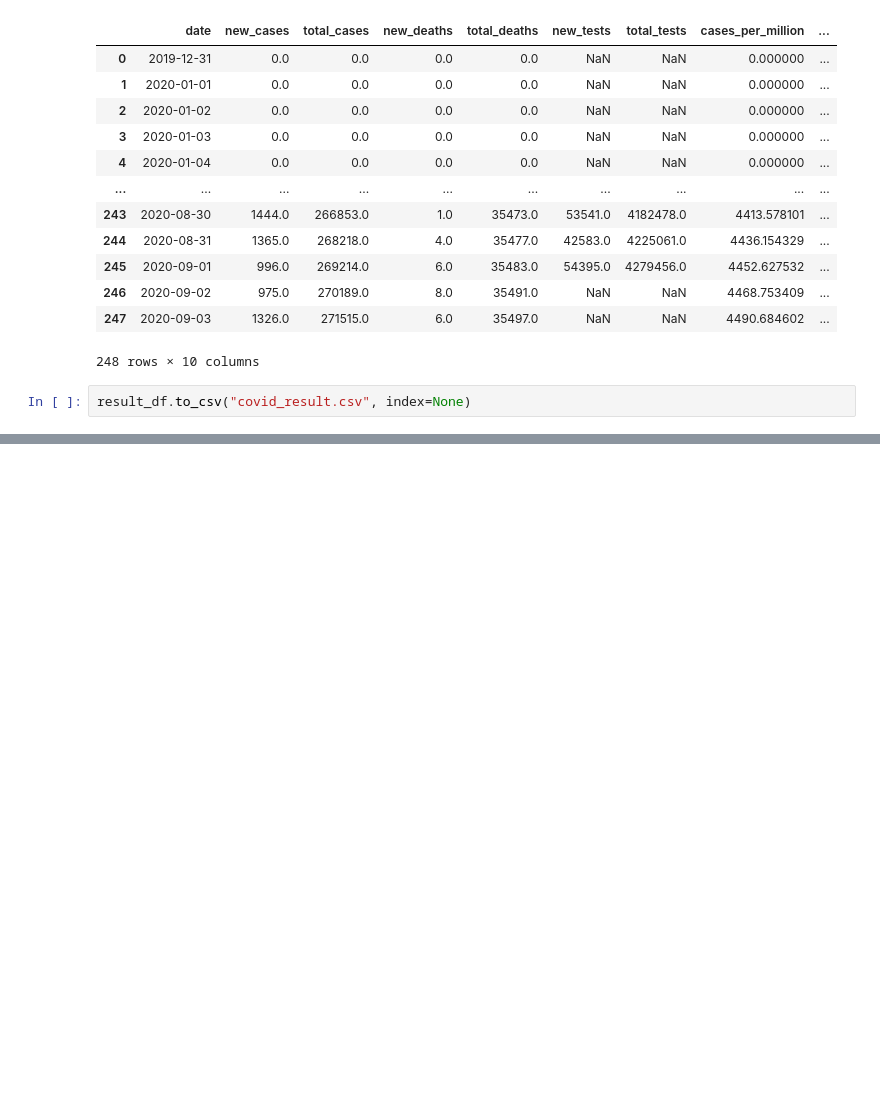
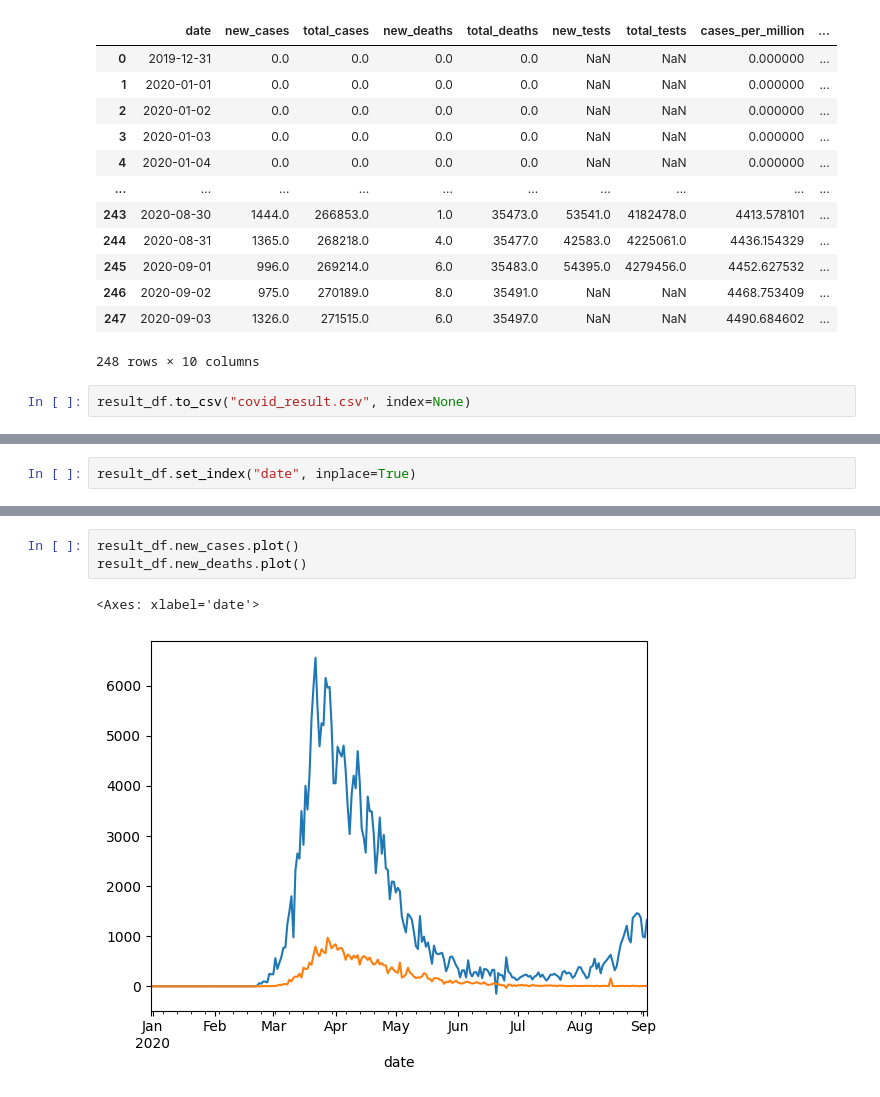
Before and after one commit to BetulAlbayrak1999/Pandas-Numpy-DataVisualization, a Jupyter notebook: Analysing Tabular Data with Pandas.ipynb, the cells around one changed output, grey strips where cells are left out. Cells and saved outputs as stored; diff of their text form; blank space fills up the shorter version.

```diff
--- a/Analysing Tabular Data with Pandas.ipynb
+++ b/Analysing Tabular Data with Pandas.ipynb
@@ -530,0 +552,2 @@ result_df.to_csv("covid_result.csv", index=None)
+# %%
+result_df.set_index("date", inplace=True)
@@ -530,0 +601,6 @@ result_df.to_csv("covid_result.csv", index=None)
+# %%
+result_df.new_cases.plot()
+result_df.new_deaths.plot()
+# %% [output]
+<Axes: xlabel='date'>
+[figure, added]
```
Also changed, not shown: parts of 14 cells of this notebook.
